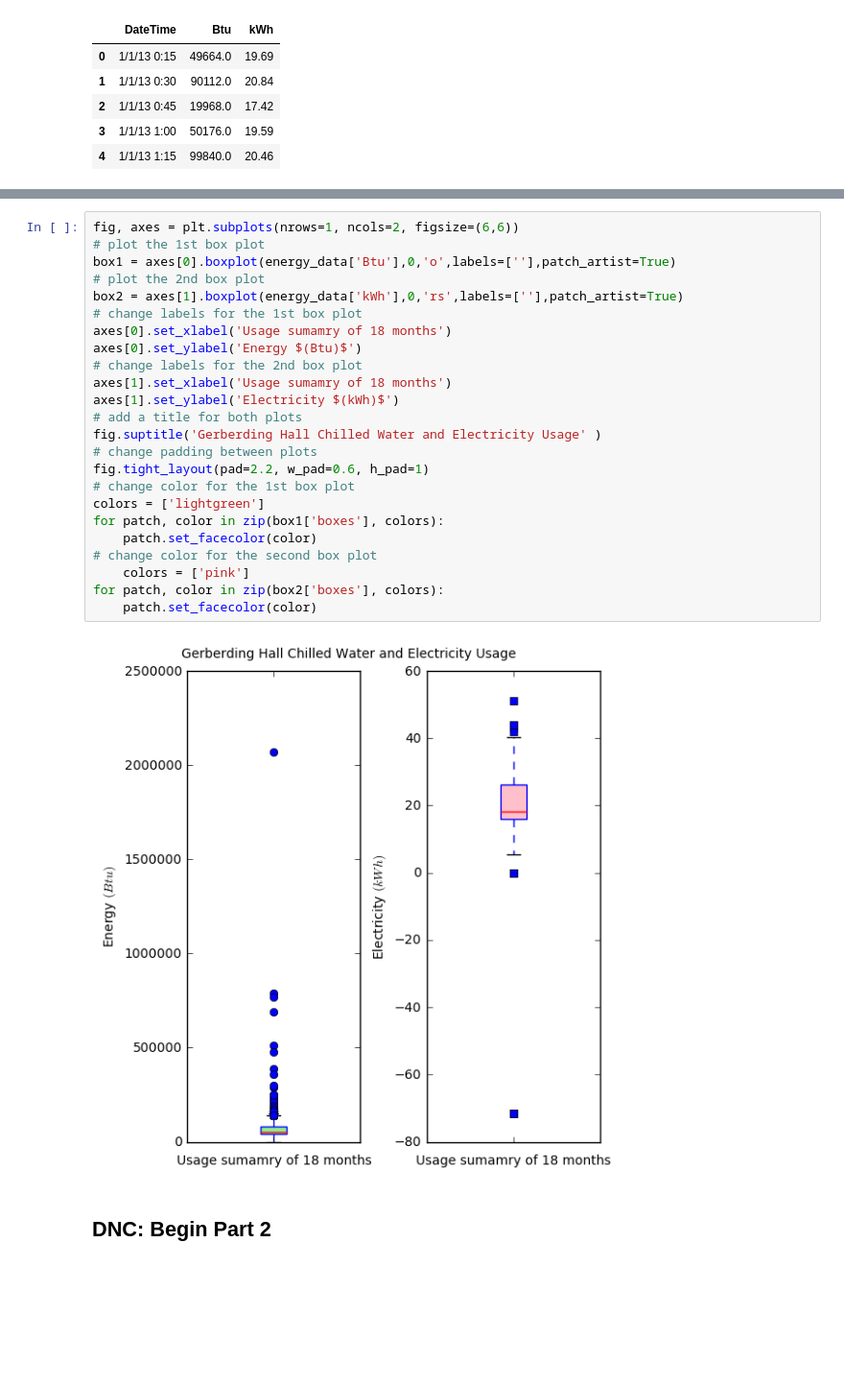
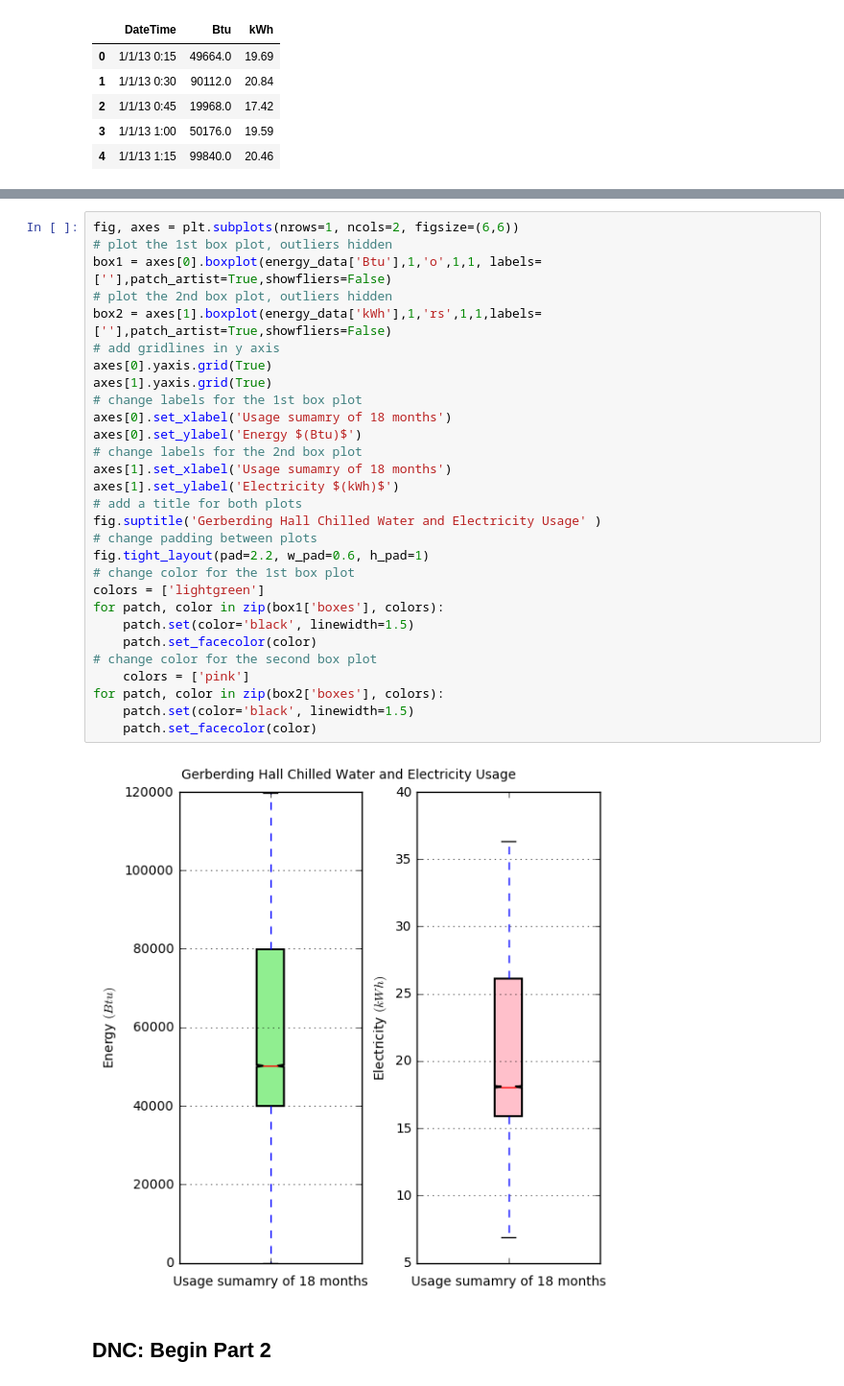
Before and after one commit to wfqethan/dsmcer-hw-3, a Jupyter notebook: HW3-Wang-Fangqi.ipynb, the cells around one changed output, grey strips where cells are left out. Shown at 96% size. Cells and saved outputs as stored; diff of their text form; blank space fills up the shorter version.

Commit message:
Edited box plot and outliers were hiddened

```diff
--- a/HW3-Wang-Fangqi.ipynb
+++ b/HW3-Wang-Fangqi.ipynb
@@ -138,29 +143,34 @@ energy_data.head()
 # %%
 fig, axes = plt.subplots(nrows=1, ncols=2, figsize=(6,6))
-# plot the 1st box plot
-box1 = axes[0].boxplot(energy_data['Btu'],0,'o',labels=[''],patch_artist=True)
-# plot the 2nd box plot
-box2 = axes[1].boxplot(energy_data['kWh'],0,'rs',labels=[''],patch_artist=True)
+# plot the 1st box plot, outliers hidden
+box1 = axes[0].boxplot(energy_data['Btu'],1,'o',1,1, labels=[''],patch_artist=True,showfliers=False)
+# plot the 2nd box plot, outliers hidden
+box2 = axes[1].boxplot(energy_data['kWh'],1,'rs',1,1,labels=[''],patch_artist=True,showfliers=False)
+# add gridlines in y axis
+axes[0].yaxis.grid(True)
+axes[1].yaxis.grid(True)
 # change labels for the 1st box plot
 axes[0].set_xlabel('Usage sumamry of 18 months')
 axes[0].set_ylabel('Energy $(Btu)$')
 # change labels for the 2nd box plot
 axes[1].set_xlabel('Usage sumamry of 18 months')
 axes[1].set_ylabel('Electricity $(kWh)$')
 # add a title for both plots
 fig.suptitle('Gerberding Hall Chilled Water and Electricity Usage' )
 # change padding between plots
 fig.tight_layout(pad=2.2, w_pad=0.6, h_pad=1)
 # change color for the 1st box plot
 colors = ['lightgreen']
 for patch, color in zip(box1['boxes'], colors):
+    patch.set(color='black', linewidth=1.5)
     patch.set_facecolor(color)
 # change color for the second box plot
     colors = ['pink']
 for patch, color in zip(box2['boxes'], colors):
+    patch.set(color='black', linewidth=1.5)
     patch.set_facecolor(color)
 # %% [output]
-[figure, old version]
+[figure, new version]
 # %% [markdown]
 ## DNC: Begin Part 2
 # %% [markdown]
```
Also changed, not shown: parts of 14 cells of this notebook.
